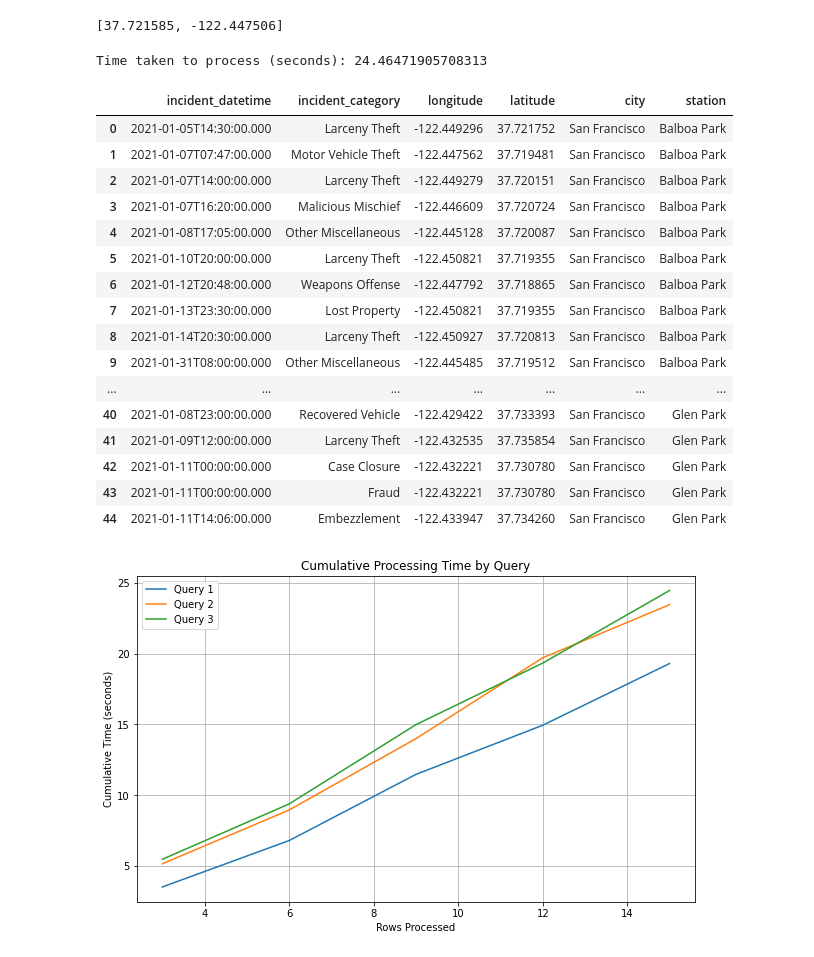
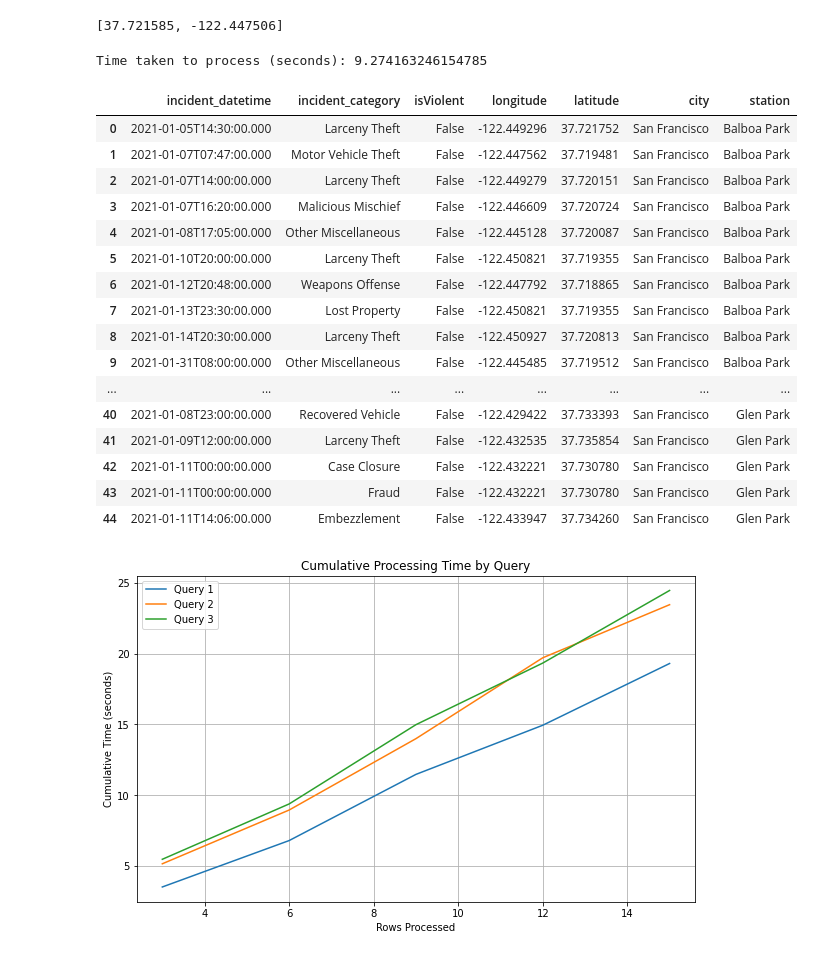
Before and after one commit to dysonkona/STA-141B-Final-Project, a Jupyter notebook: finalproj.ipynb, the cells around one changed output. Saved outputs shown, nothing was run; the diff lists cells and outputs as text; code cells hidden in the pictures.

```diff
--- a/finalproj.ipynb
+++ b/finalproj.ipynb
@@ -54,57 +54,63 @@ secretKey = '1ef8dner8br348ez190z3z188a6pm1yluwh2wcj4xjjnlvupe'
 key = '523e7ewewudxb1frvbmdftwdt'
 # %%
 importlib.reload(processing)
-queries = [['SF', dct['San Francisco']['Balboa Park'], 0.25, 2021, 3, 0],
-            ['SF', dct['San Francisco']['Embarcadero'], 0.25, 2021, 3, 0],
-            ['SF', dct['San Francisco']['Glen Park'], 0.25, 2021, 3, 0]]
+importlib.reload(util)
+queries = [['SF', dct['San Francisco']['Balboa Park'], 0.25, 2021, 15, 0],
+            ['SF', dct['San Francisco']['Embarcadero'], 0.25, 2021, 15, 0],
+            ['SF', dct['San Francisco']['Glen Park'], 0.25, 2021, 15, 0]]
 
 
 meta2 = [[
     #Dataset lists lat long backwards!
+    ['incident_category'],
     ['point', ['longitude', 'latitude'], 'coordinates', True],
     {"city": "San Francisco", "station": "Balboa Park"}
  ],
- [['point', ['longitude', 'latitude'], 'coordinates', True],
+ [['incident_category'],
+    ['point', ['longitude', 'latitude'], 'coordinates', True],
     {"city": "San Francisco", "station": "Embarcadero"}],
-    [
+[['incident_category'],
     ['point', ['longitude', 'latitude'], 'coordinates', True],
     {"city": "San Francisco", "station": "Glen Park"}
  ],
 ]
 
 subprocesses = [
+    util.isViolent,
     util.splitColumnsJSON,
     util.addColumnsJSON,
+    util.isViolent,
     util.splitColumnsJSON,
     util.addColumnsJSON,
+    util.isViolent,
     util.splitColumnsJSON,
     util.addColumnsJSON
 ]
 
 testFrame, through, time = processing.parallelProcess(10, loading.loadCrime, queries,
                                        'load', True, 15, subprocesses,
                                        meta2, key, secretKey)
 
 testFrame
 # %% [output]
-Time taken to process (seconds): 24.46471905708313
+Time taken to process (seconds): 9.274163246154785
-|  | incident_datetime | incident_category | longitude | latitude | city | station |
-| 0 | 2021-01-05T14:30:00.000 | Larceny Theft | -122.449296 | 37.721752 | San Francisco | Balboa Park |
-| 1 | 2021-01-07T07:47:00.000 | Motor Vehicle Theft | -122.447562 | 37.719481 | San Francisco | Balboa Park |
-| 2 | 2021-01-07T14:00:00.000 | Larceny Theft | -122.449279 | 37.720151 | San Francisco | Balboa Park |
-| 3 | 2021-01-07T16:20:00.000 | Malicious Mischief | -122.446609 | 37.720724 | San Francisco | Balboa Park |
-| 4 | 2021-01-08T17:05:00.000 | Other Miscellaneous | -122.445128 | 37.720087 | San Francisco | Balboa Park |
-| 5 | 2021-01-10T20:00:00.000 | Larceny Theft | -122.450821 | 37.719355 | San Francisco | Balboa Park |
-| 6 | 2021-01-12T20:48:00.000 | Weapons Offense | -122.447792 | 37.718865 | San Francisco | Balboa Park |
-| 7 | 2021-01-13T23:30:00.000 | Lost Property | -122.450821 | 37.719355 | San Francisco | Balboa Park |
-| 8 | 2021-01-14T20:30:00.000 | Larceny Theft | -122.450927 | 37.720813 | San Francisco | Balboa Park |
-| 9 | 2021-01-31T08:00:00.000 | Other Miscellaneous | -122.445485 | 37.719512 | San Francisco | Balboa Park |
-| ... | ... | ... | ... | ... | ... | ... |
-| 40 | 2021-01-08T23:00:00.000 | Recovered Vehicle | -122.429422 | 37.733393 | San Francisco | Glen Park |
-| 41 | 2021-01-09T12:00:00.000 | Larceny Theft | -122.432535 | 37.735854 | San Francisco | Glen Park |
-| 42 | 2021-01-11T00:00:00.000 | Case Closure | -122.432221 | 37.730780 | San Francisco | Glen Park |
-| 43 | 2021-01-11T00:00:00.000 | Fraud | -122.432221 | 37.730780 | San Francisco | Glen Park |
-| 44 | 2021-01-11T14:06:00.000 | Embezzlement | -122.433947 | 37.734260 | San Francisco | Glen Park |
+|  | incident_datetime | incident_category | isViolent | longitude | latitude | city | station |
+| 0 | 2021-01-05T14:30:00.000 | Larceny Theft | False | -122.449296 | 37.721752 | San Francisco | Balboa Park |
+| 1 | 2021-01-07T07:47:00.000 | Motor Vehicle Theft | False | -122.447562 | 37.719481 | San Francisco | Balboa Park |
+| 2 | 2021-01-07T14:00:00.000 | Larceny Theft | False | -122.449279 | 37.720151 | San Francisco | Balboa Park |
+| 3 | 2021-01-07T16:20:00.000 | Malicious Mischief | False | -122.446609 | 37.720724 | San Francisco | Balboa Park |
+| 4 | 2021-01-08T17:05:00.000 | Other Miscellaneous | False | -122.445128 | 37.720087 | San Francisco | Balboa Park |
+| 5 | 2021-01-10T20:00:00.000 | Larceny Theft | False | -122.450821 | 37.719355 | San Francisco | Balboa Park |
+| 6 | 2021-01-12T20:48:00.000 | Weapons Offense | False | -122.447792 | 37.718865 | San Francisco | Balboa Park |
+| 7 | 2021-01-13T23:30:00.000 | Lost Property | False | -122.450821 | 37.719355 | San Francisco | Balboa Park |
+| 8 | 2021-01-14T20:30:00.000 | Larceny Theft | False | -122.450927 | 37.720813 | San Francisco | Balboa Park |
+| 9 | 2021-01-31T08:00:00.000 | Other Miscellaneous | False | -122.445485 | 37.719512 | San Francisco | Balboa Park |
+| ... | ... | ... | ... | ... | ... | ... | ... |
+| 40 | 2021-01-08T23:00:00.000 | Recovered Vehicle | False | -122.429422 | 37.733393 | San Francisco | Glen Park |
+| 41 | 2021-01-09T12:00:00.000 | Larceny Theft | False | -122.432535 | 37.735854 | San Francisco | Glen Park |
+| 42 | 2021-01-11T00:00:00.000 | Case Closure | False | -122.432221 | 37.730780 | San Francisco | Glen Park |
+| 43 | 2021-01-11T00:00:00.000 | Fraud | False | -122.432221 | 37.730780 | San Francisco | Glen Park |
+| 44 | 2021-01-11T14:06:00.000 | Embezzlement | False | -122.433947 | 37.734260 | San Francisco | Glen Park |
 # %%
 import matplotlib.pyplot as plt
 import numpy as np
```
Also changed, not shown: 1 other file.
